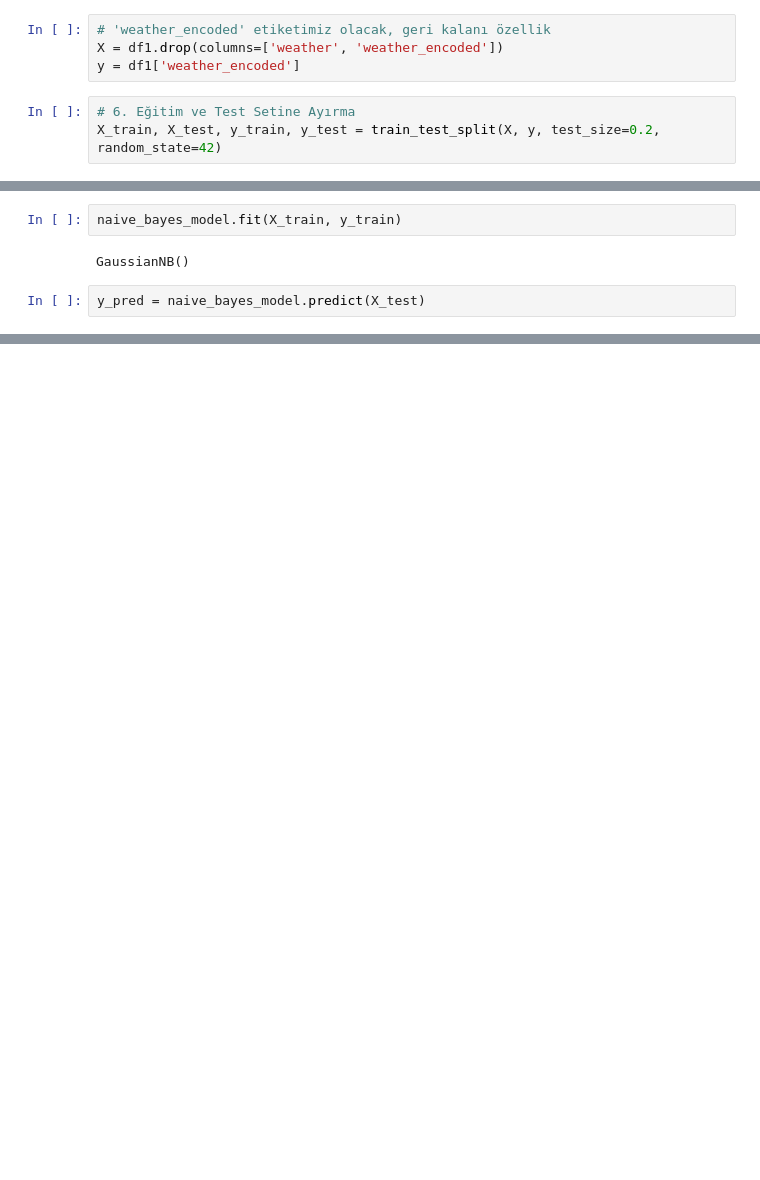
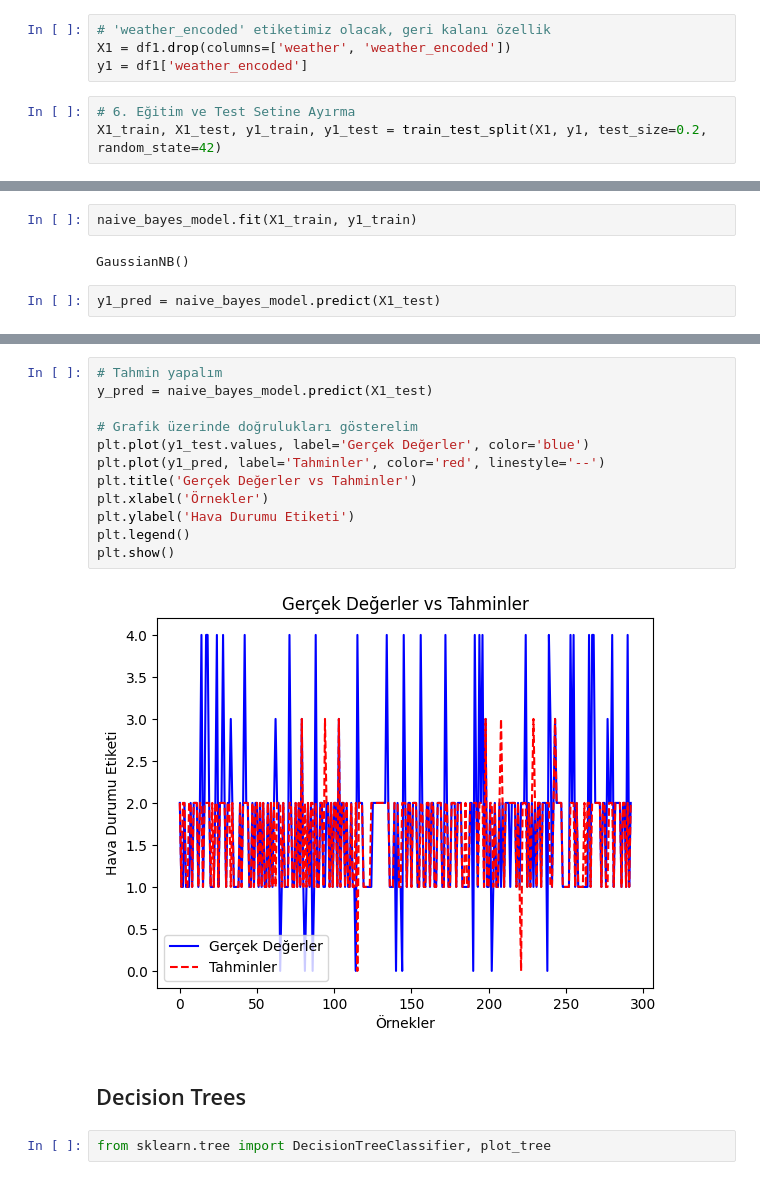
Before and after one commit to csm34/GelecekHayalim-ML-Algorithms, a Jupyter notebook: wheather.ipynb, the cells around one changed output, grey strips where cells are left out. Drawn from its saved outputs; the diff is of its cells as text; blank space fills up the shorter version.

Commit message:
wheather - decision trees

```diff
--- a/wheather.ipynb
+++ b/wheather.ipynb
@@ -92,17 +92,17 @@ weather_mapping = {
 df1['weather_encoded'] = df1['weather'].map(weather_mapping)
 # %%
 # 'weather_encoded' etiketimiz olacak, geri kalanı özellik
-X = df1.drop(columns=['weather', 'weather_encoded'])
-y = df1['weather_encoded']
+X1 = df1.drop(columns=['weather', 'weather_encoded'])
+y1 = df1['weather_encoded']
 # %%
 # 6. Eğitim ve Test Setine Ayırma
-X_train, X_test, y_train, y_test = train_test_split(X, y, test_size=0.2, random_state=42)
+X1_train, X1_test, y1_train, y1_test = train_test_split(X1, y1, test_size=0.2, random_state=42)
 # %%
 naive_bayes_model = GaussianNB()
 # %%
-naive_bayes_model.fit(X_train, y_train)
+naive_bayes_model.fit(X1_train, y1_train)
 # %% [output]
 GaussianNB()
 # %%
-y_pred = naive_bayes_model.predict(X_test)
+y1_pred = naive_bayes_model.predict(X1_test)
 # %%
@@ -128,3 +128,21 @@ plt.title('Confusion Matrix')
 plt.show()
 # %% [output]
 [figure]
+# %%
+# Tahmin yapalım
+y_pred = naive_bayes_model.predict(X1_test)
+
+# Grafik üzerinde doğrulukları gösterelim
+plt.plot(y1_test.values, label='Gerçek Değerler', color='blue')
+plt.plot(y1_pred, label='Tahminler', color='red', linestyle='--')
+plt.title('Gerçek Değerler vs Tahminler')
+plt.xlabel('Örnekler')
+plt.ylabel('Hava Durumu Etiketi')
+plt.legend()
+plt.show()
+# %% [output]
+[figure, added]
+# %% [markdown]
+## Decision Trees
+# %%
+from sklearn.tree import DecisionTreeClassifier, plot_tree
```
Also changed, not shown: parts of 12 cells of this notebook.
